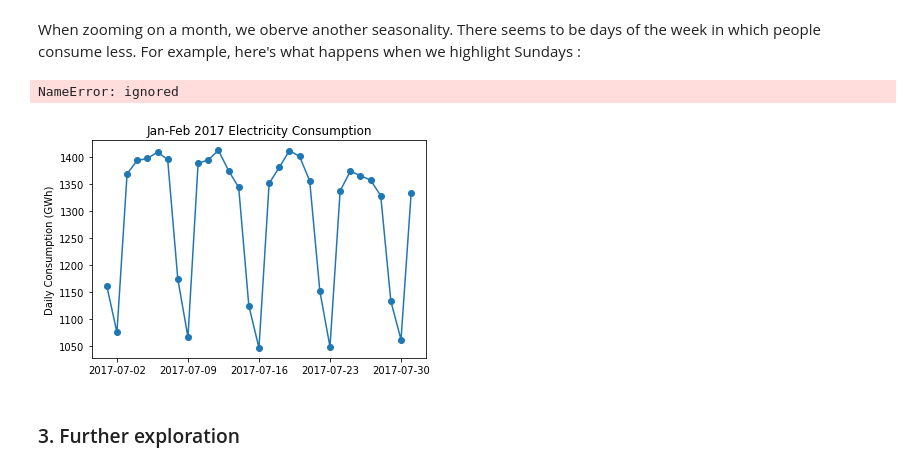
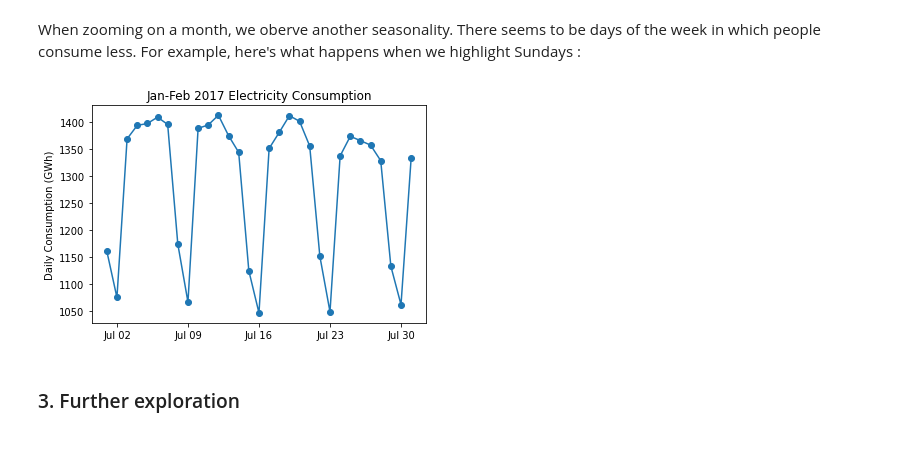
Before and after one commit to singithi03/Data-Analytics_s5214680, a Jupyter notebook: Electricity_Consumption_Exploration(1).ipynb, the cells around one changed output. Drawn from its saved outputs; the diff is of its cells as text; code cells hidden in the pictures.

```diff
--- a/Electricity_Consumption_Exploration(1).ipynb
+++ b/Electricity_Consumption_Exploration(1).ipynb
@@ -139,22 +139,17 @@ When zooming on a month, we oberve another seasonality. There seems to be days o
 # %%
 import matplotlib.dates as mdates
 # Plot on Sundays
 
 fig, ax = plt.subplots()
 ax.plot(df.loc['2017-07':'2017-07', 'Consumption'], marker='o', linestyle='-')
 ax.set_ylabel('Daily Consumption (GWh)')
 ax.set_title('Jan-Feb 2017 Electricity Consumption')
 # Set x-axis major ticks to weekly interval, on Mondays
 ax.xaxis.set_major_locator(mdates.WeekdayLocator(byweekday=mdates.SUNDAY))
-result = pd.Series(pd.date_range('2017-07-01', '2017-07-31',
-                                 periods = 52,
-                                 freq = byweekday))
-ax.vlines(x=[datetime(2017, 7, 1), '2017-07-31'], color='r')
 # Format x-tick labels as 3-letter month name and day number
 ax.xaxis.set_major_formatter(mdates.DateFormatter('%b %d'));
 # %% [output]
-NameError: ignored
-[figure, old version]
+[figure, new version]
 # %% [markdown]
 ### 3. Further exploration
 # %% [markdown]
```
